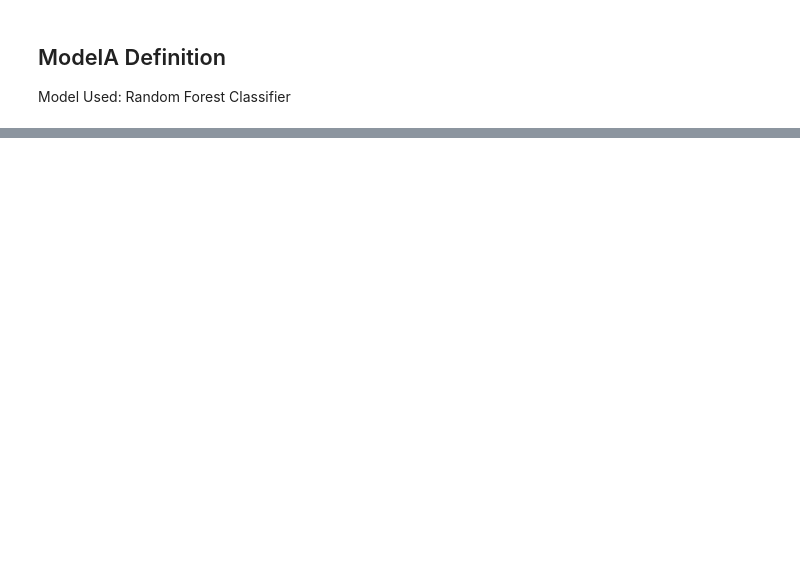
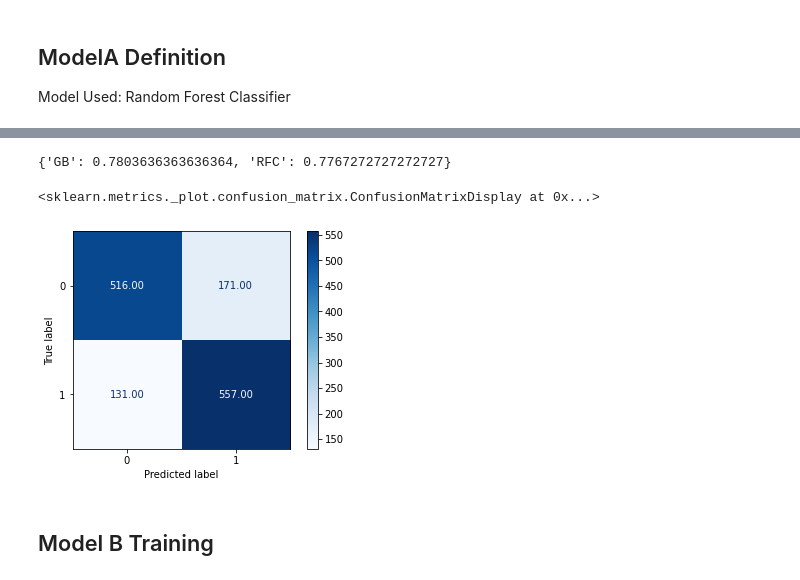
Before and after one commit to avidutta20/identification_of_social_media_influencers, a Jupyter notebook: Identifying_Social_Media_Influencers.ipynb, the cells around one changed output, grey strips where cells are left out. Drawn from its saved outputs; the diff is of its cells as text; code cells hidden in the pictures; blank space fills up the shorter version.

Commit message:
Upadted with Confusion Matrix Heat Map

```diff
--- a/Identifying_Social_Media_Influencers.ipynb
+++ b/Identifying_Social_Media_Influencers.ipynb
@@ -199,2 +182,18 @@ For datasets with weak features **Boosting** based classifiers gives has best pe
 
 Here we'll be using *Gradient boost*
+# %%
+gbclf = GradientBoostingClassifier(n_estimators= 500,learning_rate=0.1, subsample=0.9, max_depth=2, max_features=15 )
+gbclf.fit(X=ax_train, y=ay_train)
+gbclf_ay_pred = gbclf.predict(ax_test)
+acc_score['GB'] = accuracy_score(ay_test, gbclf_ay_pred)
+# %% [output]
+{'GB': 0.7803636363636364, 'RFC': 0.7767272727272727}
+# %%
+# Plotting Confusion Matrix
+np.set_printoptions(precision=4,floatmode='fixed')
+plot_confusion_matrix(gbclf,ax_test, ay_test,cmap=plt.cm.Blues,values_format='.2f', title = "Model A Confusion Matrix ")
+# %% [output]
+<sklearn.metrics._plot.confusion_matrix.ConfusionMatrixDisplay at 0x...>
+[figure, added]
+# %% [markdown]
+## Model B Training
```
Also changed, not shown: parts of 19 cells of this notebook.
